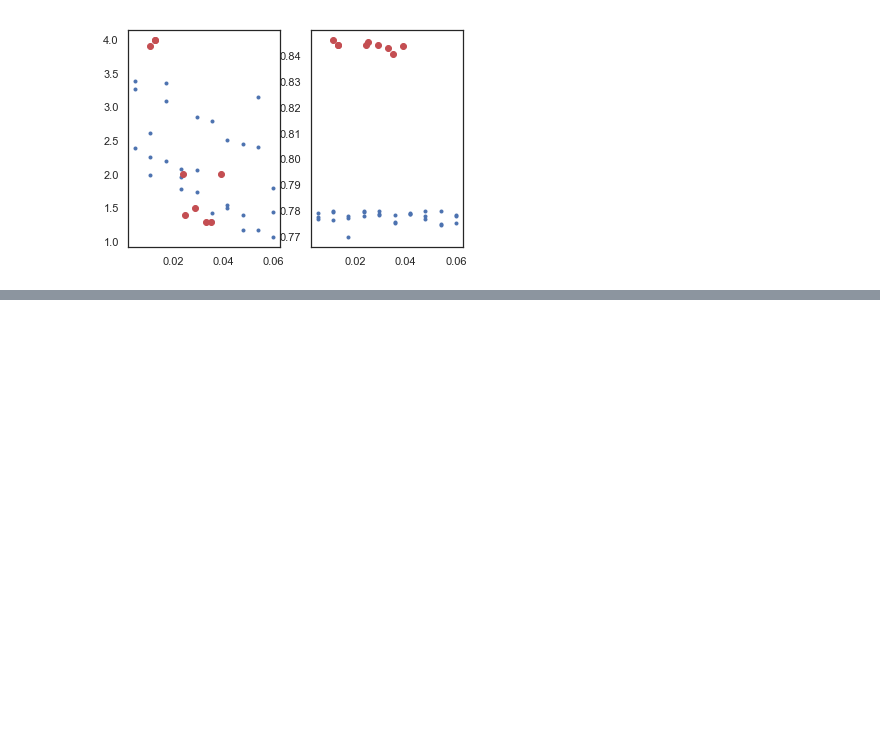
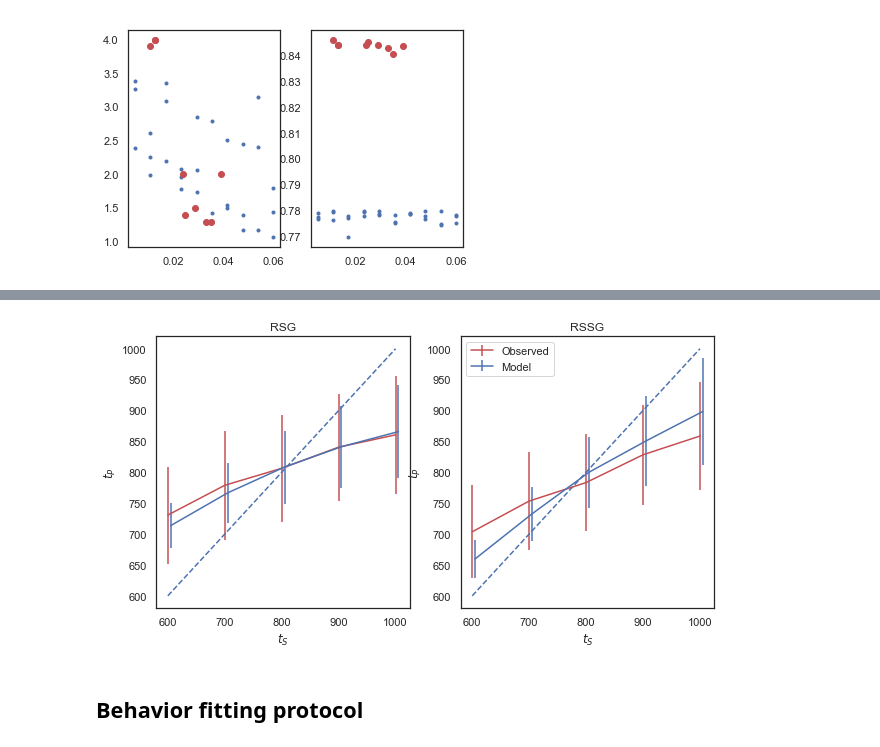
Before and after one commit to jazlab/SE_NL_MJ_2020, a Jupyter notebook: integrator_feedback_circuit.ipynb, the cells around one changed output, grey strips where cells are left out. Saved outputs shown, nothing was run; the diff lists cells and outputs as text; code cells hidden in the pictures; blank space fills up the shorter version.

Commit message:
Added automated fitting routine for behavior (I, K, sigma)

```diff
--- a/integrator_feedback_circuit.ipynb
+++ b/integrator_feedback_circuit.ipynb
@@ -721,27 +678,89 @@ plt.plot(initIlst, mse_lst)
 # %%
+# Load data for subject GB (RSG/RSSG, Seth provided)
+subject_file = 'CV_EKF_ObsAct0_20171105.mat'
+
+sigma_val = 0.01
+I_val = 0.778
+K_val = 3.09
+
+subject_data = scipy.io.loadmat(subject_file)
+B = subject_data['B']
+ts_vec = subject_data['ts_vec']
+ta = subject_data['ta']
+tss = subject_data['tss']
+mtp_in = subject_data['mtp_in']
+stdtp_in = subject_data['stdtp_in']
+
+b = np.mean(B[:,0])
+
 # Initiate the trial with a fixed current, trial duration is randomized in [400, 600]
-durations = np.linspace(500, 700, 11)
+durations = tss
 
 prod_time_lst = []
 prod_var_lst = []
+prod_time_lst2 = []
+prod_var_lst2 = []
 
+#1,2,Go simulation
 for i, time in enumerate(durations):
     print('Doing time #', i, '=', time)
 
-    ulst, vlst, ylst, Ilst, siglst, ylst2 = simulate_trial(ntrials=1000, nstages=3,
-                                                           duration=time, sigma=0.01, K=1.8, initI=0.77)
+    ulst, vlst, ylst, Ilst, siglst, ylst2 = simulate_trial(ntrials=1000, nstages=3, duration=time,
+                                                           sigma=sigma_val, K=K_val, initI=I_val)
 
     Ylst2 = np.array(ylst2)
-    times = get_times_lst_from_y(np.array(Ylst2), 0.7)
+    times = get_times_lst_from_y(np.array(Ylst2))
     times = times[(times > 0) & (times != np.inf)]
     #print('Mean level at decision time is ', np.mean(Ylst2[60,:]))
     #print('Mean decision time is ', np.mean(times))
     prod_time_lst.append(np.mean(times))
     prod_var_lst.append(np.std(times))
 
+#1,2,3,Go simulation
+for i, time in enumerate(durations):
+    print('Doing time #', i, '=', time)
+
+    ulst, vlst, ylst, Ilst, siglst, ylst2 = simulate_trial(ntrials=1000, nstages=4, duration=time,
+                                                           sigma=sigma_val, K=K_val, initI=I_val)
+
+    Ylst2 = np.array(ylst2)
+    times = get_times_lst_from_y(np.array(Ylst2))
+    times = times[(times > 0) & (times != np.inf)]
+    #print('Mean level at decision time is ', np.mean(Ylst2[60,:]))
+    #print('Mean decision time is ', np.mean(times))
+    prod_time_lst2.append(np.mean(times))
+    prod_var_lst2.append(np.std(times))
+
+# Plot the result, error bars represent standard deviation
+plt.figure(figsize=(10, 5))
+plt.subplot('121')
+plt.errorbar(tss, mtp_in[:,0], stdtp_in[:,0], color='r', label='Observed')
+#plt.errorbar(tss, mtp_in[:,1], stdtp_in[:,1], color='g')
+
 # Plot the result, error bars represent standard deviation
 plt.plot(durations, durations, '--')
-plt.errorbar(durations, np.array(prod_time_lst) * 10, np.array(prod_var_lst) * 10)
+plt.errorbar(durations + 5, np.array(prod_time_lst) * 10, np.array(prod_var_lst) * 10, color='b', label='Model')
 plt.xlabel('$t_S$')
 plt.ylabel('$t_P$')
-plt.title('Production times in RSG simulation')
+plt.title('RSG')
+
+plt.subplot('122')
+plt.errorbar(tss, mtp_in[:,1], stdtp_in[:,1], color='r', label='Observed')
+#plt.errorbar(tss, mtp_in[:,1], stdtp_in[:,1], color='g')
+
+# Plot the result, error bars represent standard deviation
+plt.plot(durations, durations, '--')
+plt.errorbar(durations + 5, np.array(prod_time_lst2) * 10, np.array(prod_var_lst2) * 10, color='b', label='Model')
+plt.xlabel('$t_S$')
+plt.ylabel('$t_P$')
+plt.title('RSSG')
+plt.legend()
+
+print('RSG results:')
+print('Observed mean STD = ', np.mean(stdtp_in[:,0]))
+print('Simulated mean STD = ', np.mean(np.mean(prod_var_lst)* 10))
+
+print('RSSG results:')
+print('Observed mean STD = ', np.mean(stdtp_in[:,1]))
+print('Simulated mean STD = ', np.mean(np.mean(prod_var_lst2)* 10))
+# %% [output]
@@ -747,0 +783,3 @@ plt.title('Production times in RSG simulation')
+[figure, added]
+# %% [markdown]
+## Behavior fitting protocol
```
Also changed, not shown: parts of 24 cells of this notebook.
